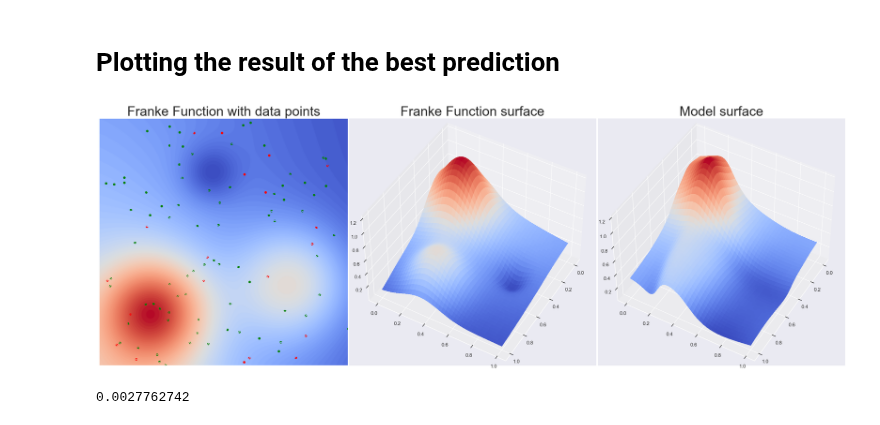
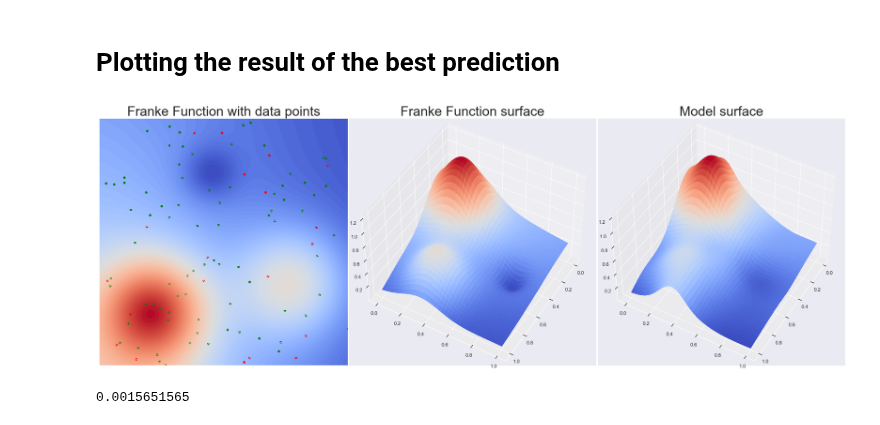
Before and after one commit to Trond01/Project2_FYS-STK4155, a Jupyter notebook: Runs/bc.ipynb, the cells around one changed output. Cells and saved outputs as stored; diff of their text form; code cells hidden in the pictures.

Commit message:
fiksa siste figur i bc

```diff
--- a/Runs/bc.ipynb
+++ b/Runs/bc.ipynb
@@ -453,9 +453,9 @@ def plot_surface(xp, yp, zp, test_index,x_mesh,y_mesh,z_mesh,filename=None):
     ax3.view_init(elev=45, azim=30)
     ax3.set_title("Model surface", fontsize=30)
 
-    fig.subplots_adjust(wspace=0)
+    fig.subplots_adjust(wspace=0, hspace=0)
     if filename:
-        plt.savefig(filename)
+        plt.savefig(filename,bbox_inches='tight')
 
     plt.show()
 
@@ -477,37 +477,37 @@ def plot_neural_network_franke_prediction(xp, yp, zp, test_index, beta_dict, mea
 
     # Plot surface
     plot_surface(xp, yp, zp,test_index, x_mesh,y_mesh,z_mesh,filename=filename)
 
 ### Fix a seed for sampling and initialisation to get consistent results
 np.random.seed(41)
 
 # Sample points and split in train and test
 num_points = 100
 split=0.2
 data = r2_sampling(num_points)
 x, y, z = data["x"], data["y"], data["z"]
 
 # Features are the scaled coordinates x and y
 X = np.array([np.array([x[i][0], y[i][0]]) for i in range(len(x))])
 X, means, var = scale_feature_matrix(X)
 X_train, y_train, X_test, y_test, test_index = train_test_split(X, z, split)
 
-N_hidden = 5
-node_hidden = 5
+N_hidden = 3
+node_hidden = 16
 activation = nn.tanh
 act_name="tanh"
 epochs = 1000
 lr=0.01
 lam=0.00001
 
 model = get_neural_network_model(N_hidden, activation=activation)
 result = single_run(X, z, lr=lr, lam=lam, epochs=epochs, hidden_layer_num=N_hidden, node_per_hidden=node_hidden, hidden_activation=activation, plot_or_not=False, test_index=test_index)
 
 filename = filepath_location + f"lr={lr}_lambda={lam}_hidden_activation_func={act_name}_epochs={epochs}_hid={N_hidden}_node={node_hidden}___FINAL_surface.png"
 plot_neural_network_franke_prediction(x, y, z, test_index, result["beta_final"], means, var, filename=filename)
 # %% [output]
-[figure, old version]
+[figure, new version]
 # %%
 print(result["test_loss_list"][-1])
 # %% [output]
-0.0027762742
+0.0015651565
```
Also changed, not shown: parts of 1 cell of this notebook, 1 other file.
